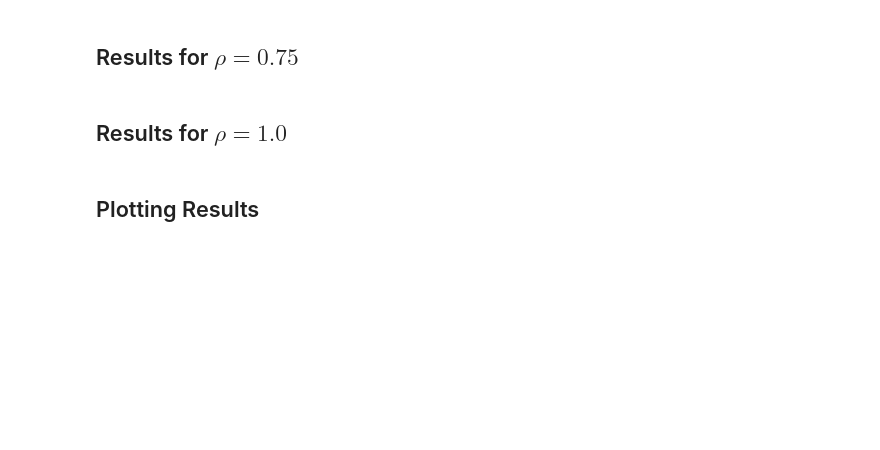
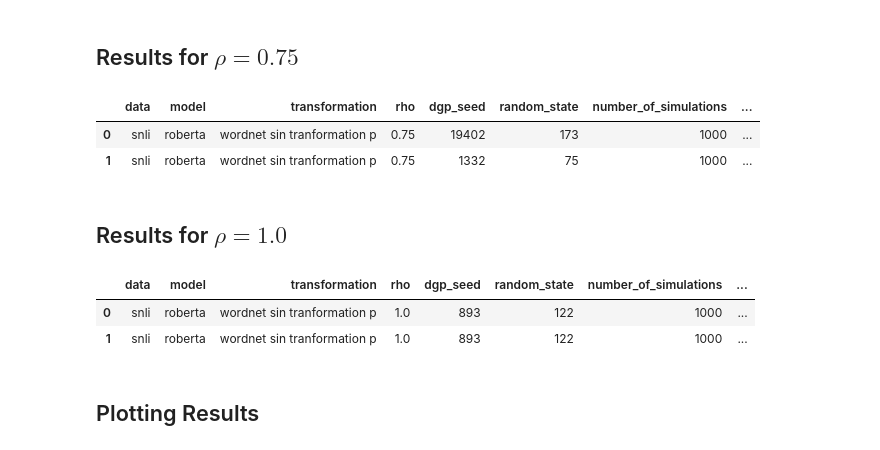
Before and after one commit to lukewanless/looking-for-equivalences, a Jupyter notebook: src/check_results_roberta_base_p.ipynb, the cells around one changed output. Cells and saved outputs as stored; diff of their text form; code cells hidden in the pictures; blank space fills up the shorter version.

```diff
--- a/src/check_results_roberta_base_p.ipynb
+++ b/src/check_results_roberta_base_p.ipynb
@@ -67,31 +59,45 @@ show_df(df_rho_0p5)
 # %% [markdown]
 ## Results for $\rho = 0.75$
 # %%
-# df1 = pd.read_csv("results/snli/roberta_base/sin_p_h/rho_0p75_dgp_seed_71_random_state_12.csv")
-# diff1 = pd.read_csv("raw_results/snli/roberta_base/sin_p_h/rho_0p75_dgp_seed_71_random_state_12_results.csv")
-# df1_new = update_results_with_cochran_test(df1, diff1)
-# df2 = pd.read_csv("results/snli/roberta_base/sin_p_h/rho_0p75_dgp_seed_34_random_state_5311.csv")
-# diff2 = pd.read_csv("raw_results/snli/roberta_base/sin_p_h/rho_0p75_dgp_seed_34_random_state_5311_results.csv")
-# df2_new = update_results_with_cochran_test(df2, diff2)
+df1 = pd.read_csv("results/snli/roberta_base/sin_p/rho_0p75_dgp_seed_19402_random_state_173.csv")
+diff1 = pd.read_csv("raw_results/snli/roberta_base/sin_p/rho_0p75_dgp_seed_19402_random_state_173_results.csv")
+df1_new = update_results_with_cochran_test(df1, diff1)
+df2 = pd.read_csv("results/snli/roberta_base/sin_p/rho_0p75_dgp_seed_1332_random_state_75.csv")
+diff2 = pd.read_csv("raw_results/snli/roberta_base/sin_p/rho_0p75_dgp_seed_1332_random_state_75_results.csv")
+df2_new = update_results_with_cochran_test(df2, diff2)
 
-# df_rho_0p75 = pd.concat([df1_new, df2_new]).reset_index(drop=True)
-# df_rho_0p75 = get_standart_results(df_rho_0p75)
-# show_df(df_rho_0p75)
+df_rho_0p75 = pd.concat([df1_new, df2_new]).reset_index(drop=True)
+df_rho_0p75 = get_standart_results(df_rho_0p75)
+show_df(df_rho_0p75)
+# %% [output]
+|  | data | model | transformation | rho | dgp_seed | random_state | number_of_simulations | ... |
+| 0 | snli | roberta | wordnet sin tranformation p | 0.75 | 19402 | 173 | 1000 | ... |
+| 1 | snli | roberta | wordnet sin tranformation p | 0.75 | 1332 | 75 | 1000 | ... |
 # %% [markdown]
 ## Results for $\rho = 1.0$
 # %%
-# df1 = pd.read_csv("results/snli/roberta_base/sin_p_h/rho_1p00_dgp_seed_71_random_state_12.csv")
-# diff1 = pd.read_csv("raw_results/snli/roberta_base/sin_p_h/rho_1p0_dgp_seed_71_random_state_12_results.csv")
+# fake
+df1 = pd.read_csv("results/snli/roberta_base/sin_p/rho_1p00_dgp_seed_893_random_state_122.csv")
+diff1 = pd.read_csv("raw_results/snli/roberta_base/sin_p/rho_1p0_dgp_seed_893_random_state_122_results.csv")
+df1_new = update_results_with_cochran_test(df1, diff1)
+
+
+# df1 = pd.read_csv("results/snli/roberta_base/sin_p/rho_1p00_dgp_seed_173_random_state_45.csv")
+# diff1 = pd.read_csv("raw_results/snli/roberta_base/sin_p/rho_1p0_dgp_seed_173_random_state_45_results.csv")
 # df1_new = update_results_with_cochran_test(df1, diff1)
 
-# df2 = pd.read_csv("results/snli/roberta_base/sin_p_h/rho_1p00_dgp_seed_524_random_state_26.csv")
-# diff2 = pd.read_csv("raw_results/snli/roberta_base/sin_p_h/rho_1p0_dgp_seed_524_random_state_26_results.csv")
-# df2_new = update_results_with_cochran_test(df2, diff2)
+df2 = pd.read_csv("results/snli/roberta_base/sin_p/rho_1p00_dgp_seed_893_random_state_122.csv")
+diff2 = pd.read_csv("raw_results/snli/roberta_base/sin_p/rho_1p0_dgp_seed_893_random_state_122_results.csv")
+df2_new = update_results_with_cochran_test(df2, diff2)
 
 
-# df_rho_1p0 = pd.concat([df1_new, df2_new]).reset_index(drop=True)
-# df_rho_1p0 = get_standart_results(df_rho_1p0)
-# show_df(df_rho_1p0)
+df_rho_1p0 = pd.concat([df1_new, df2_new]).reset_index(drop=True)
+df_rho_1p0 = get_standart_results(df_rho_1p0)
+show_df(df_rho_1p0)
+# %% [output]
+|  | data | model | transformation | rho | dgp_seed | random_state | number_of_simulations | ... |
+| 0 | snli | roberta | wordnet sin tranformation p | 1.0 | 893 | 122 | 1000 | ... |
+| 1 | snli | roberta | wordnet sin tranformation p | 1.0 | 893 | 122 | 1000 | ... |
 # %% [markdown]
 ## Plotting Results
 # %%
```
Also changed, not shown: parts of 2 cells of this notebook, 8 other files.
